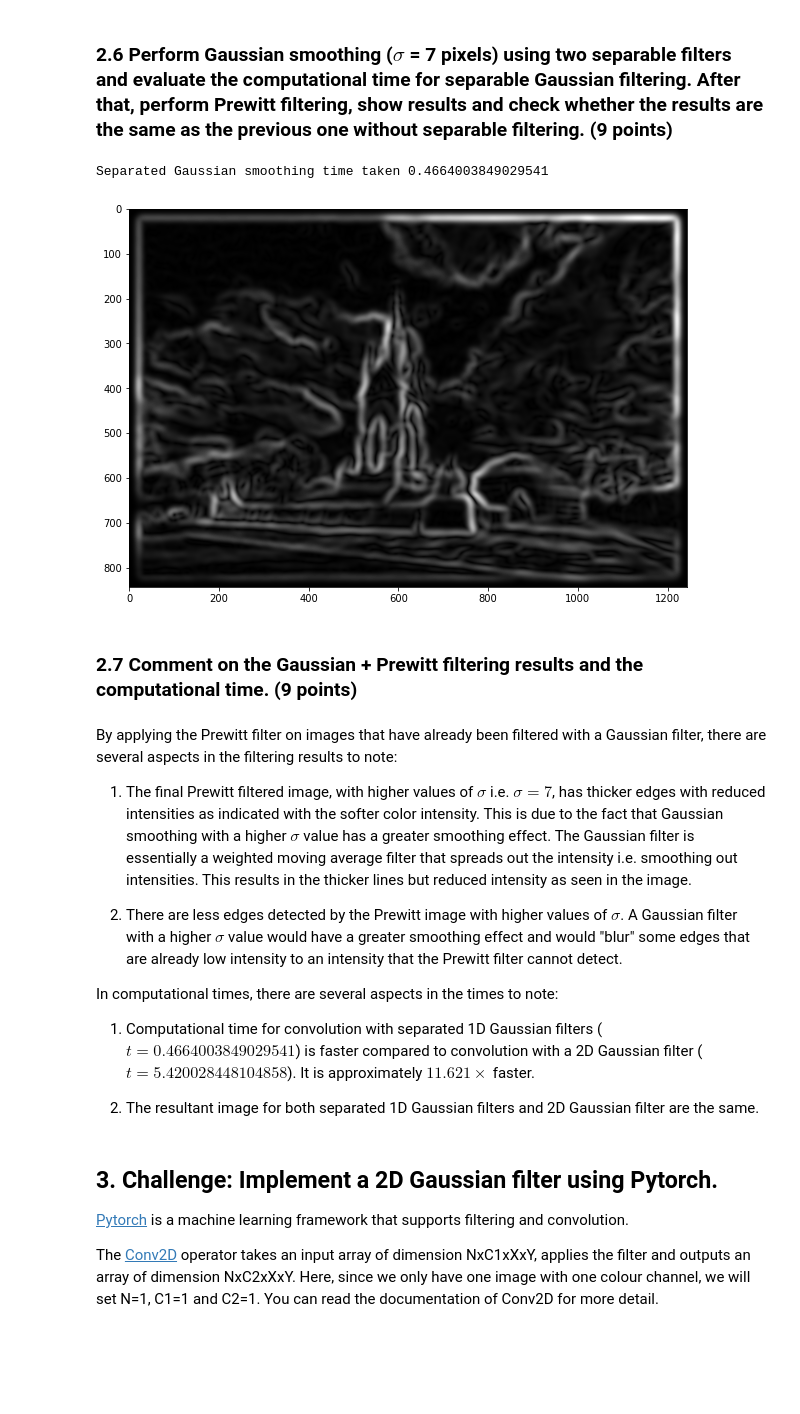
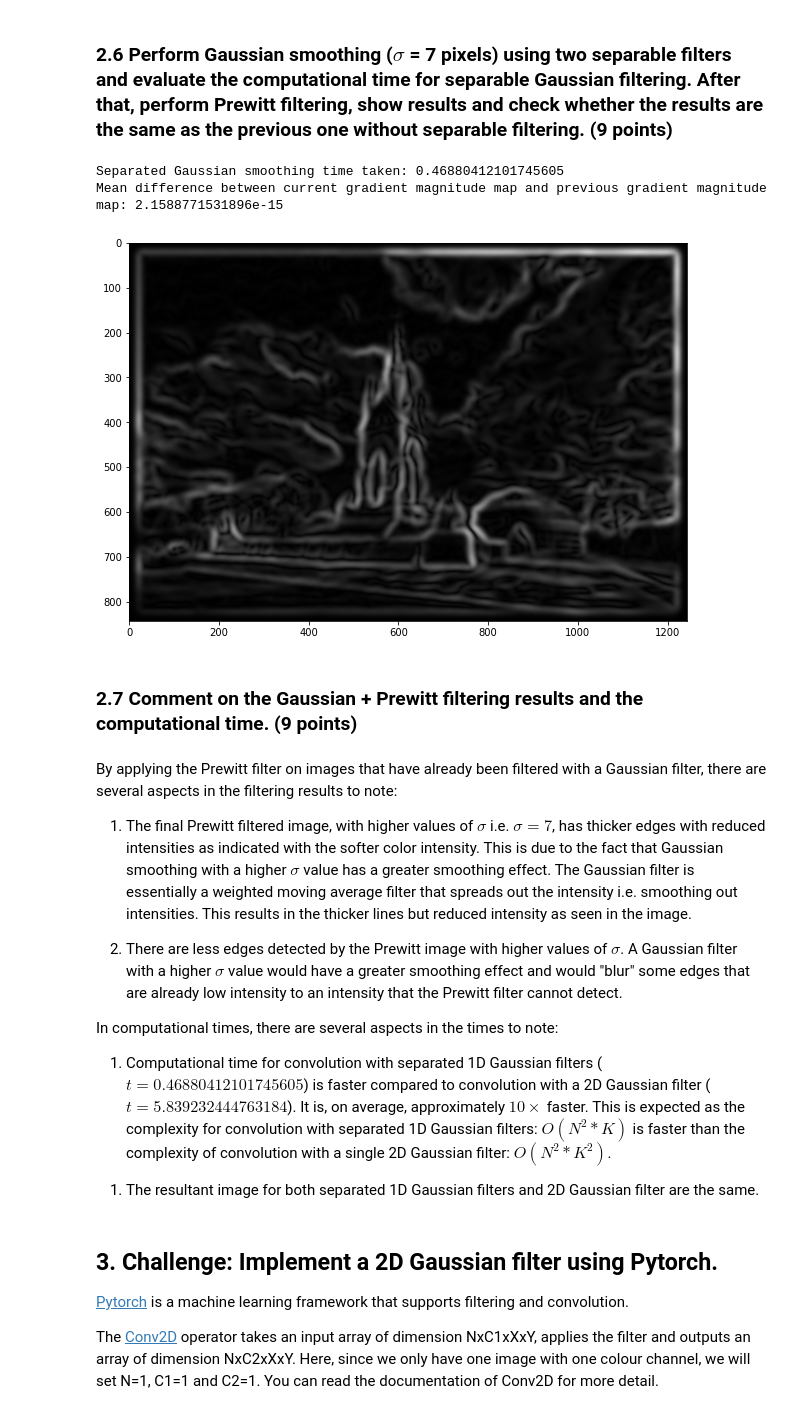
Before and after one commit to xw2519/Computer_Vision, a Jupyter notebook: Coursework/coursework_01/coursework_01.ipynb, the cells around one changed output. Drawn from its saved outputs; the diff is of its cells as text; code cells hidden in the pictures; blank space fills up the shorter version.

```diff
--- a/Coursework/coursework_01/coursework_01.ipynb
+++ b/Coursework/coursework_01/coursework_01.ipynb
@@ -225,19 +223,19 @@ gaussian_filter = gaussian_filter_2d(sigma)
 
 # Perform Gaussian smoothing and count time
 start_time = time.time()
-image_gauss_smoothed = scipy.signal.convolve2d(image_noisy, gaussian_filter, mode = 'same')
+image_gauss_smoothed = scipy.signal.convolve2d(image_noisy, gaussian_filter)
 end_time = time.time() - start_time
 
+# Prewitt filtering
+image_sx = scipy.signal.convolve2d(image_gauss_smoothed, prewitt_x)
+image_sy = scipy.signal.convolve2d(image_gauss_smoothed, prewitt_y)
+
+# Calculate the gradient magnitude
+grad_mag = np.sqrt(np.square(image_sx) + np.square(image_sy))
+
+# Display the gradient magnitude image (provided)
 print("Gaussian smoothing time taken: ", end_time)
 
-# Prewitt filtering
-image_sx = scipy.signal.convolve2d(image_gauss_smoothed, prewitt_x, mode='same')
-image_sy = scipy.signal.convolve2d(image_gauss_smoothed, prewitt_y, mode='same')
-
-# Calculate the gradient magnitude
-grad_mag = np.sqrt(image_sx**2 + image_sy**2)
-
-# Display the gradient magnitude image (provided)
 plt.imshow(grad_mag, cmap='gray', vmin=0, vmax=100)
 plt.gcf().set_size_inches(10, 8)
 # %% [output]
@@ -255,21 +253,24 @@ def gaussian_filter_1d(sigma):
     radius = int(k * sigma)
     h = []
 
+    n = (3*sigma*2)+1
+
     for i in range(2 * radius + 1):
-        exp = math.exp((-(i - radius) ** 2) / (2 * sigma ** 2))
-        denominator = 2 * math.pi * sigma ** 2
+        exp = np.exp(-((i-((n-1)/2))**2/(2*sigma**2)))
+        denominator = np.sqrt(2*np.pi)*sigma
         h.append(exp / denominator)
 
+    h = np.reshape((np.array(h, dtype=float)), (1,n))
     return h
 
 # sigma = 7 pixel (provided)
 sigma = 7
 
 # The Gaussian filter along x-axis. Its shape is (1, sz).
-h_x = np.expand_dims(gaussian_filter_1d(sigma), axis = 0)
+h_x = gaussian_filter_1d(sigma)
 
 # The Gaussian filter along y-axis. Its shape is (sz, 1).
-h_y = np.expand_dims(gaussian_filter_1d(sigma), axis = -1)
+h_y = np.transpose(gaussian_filter_1d(sigma))
 
 # Visualise the filters (provided)
 plt.subplot(1, 2, 1)
@@ -284,30 +285,32 @@ plt.imshow(h_y)
 # %%
 # Perform separable Gaussian smoothing and count time
 start_time = time.time()
 image_gauss_x_smoothed = scipy.signal.convolve2d(image_noisy, h_x)
 image_gauss_smoothed = scipy.signal.convolve2d(image_gauss_x_smoothed, h_y)
 end_time = time.time() - start_time
-print("Separated Gaussian smoothing time taken", end_time)
+
 
 # Prewitt filtering
 image_sx = scipy.signal.convolve2d(image_gauss_smoothed, prewitt_x)
 image_sy = scipy.signal.convolve2d(image_gauss_smoothed, prewitt_y)
 
 # Calculate the gradient magnitude
-grad_mag2 = np.sqrt(image_sx**2 + image_sy**2)
+grad_mag2 = np.sqrt(np.square(image_sx) + np.square(image_sy))
 
 # Display the gradient magnitude image (provided)
-plt.imshow(grad_mag2, cmap='gray')
+print("Separated Gaussian smoothing time taken:", end_time)
+plt.imshow(grad_mag2, cmap='gray', vmin=0, vmax=100)
 plt.gcf().set_size_inches(10, 8)
 
 # Check the difference between the current gradient magnitude map
 # and the previous one produced without separable filtering. You
 # can report the mean difference between the two.
 
-# Mentioned in section 2.7
+print("Mean difference between current gradient magnitude map and previous gradient magnitude map:", np.mean(grad_mag2 - grad_mag))
 # %% [output]
-Separated Gaussian smoothing time taken 0.4664003849029541
+Separated Gaussian smoothing time taken: 0.46880412101745605
+Mean difference between current gradient magnitude map and previous gradient magnitude map: 2.1588771531896e-15
-[figure, old version]
+[figure, new version]
 # %% [markdown]
 ### 2.7 Comment on the Gaussian + Prewitt filtering results and the computational time. (9 points)
 # %% [markdown]
@@ -321,11 +324,11 @@ By applying the Prewitt filter on images that have already been filtered with a
 
 In computational times, there are several aspects in the times to note:
 
-1. Computational time for convolution with separated 1D Gaussian filters ($t = 0.4664003849029541$) is faster compared to convolution with a 2D Gaussian filter ($t = 5.420028448104858$). It is approximately $11.621\times$ faster.
+1. Computational time for convolution with separated 1D Gaussian filters ($t = 0.46880412101745605$) is faster compared to convolution with a 2D Gaussian filter ($t = 5.839232444763184$). It is, on average, approximately $10\times$ faster. This is expected as the complexity for convolution with separated 1D Gaussian filters: $O(N^2 * K)$ is faster than the complexity of convolution with a single 2D Gaussian filter: $O(N^2 * K^2)$.
 
 <par>
 
-2. The resultant image for both separated 1D Gaussian filters and 2D Gaussian filter are the same.
+1. The resultant image for both separated 1D Gaussian filters and 2D Gaussian filter are the same.
 # %% [markdown]
 ## 3. Challenge: Implement a 2D Gaussian filter using Pytorch.
 
```
Also changed, not shown: parts of 4 cells of this notebook, 43 other files.
